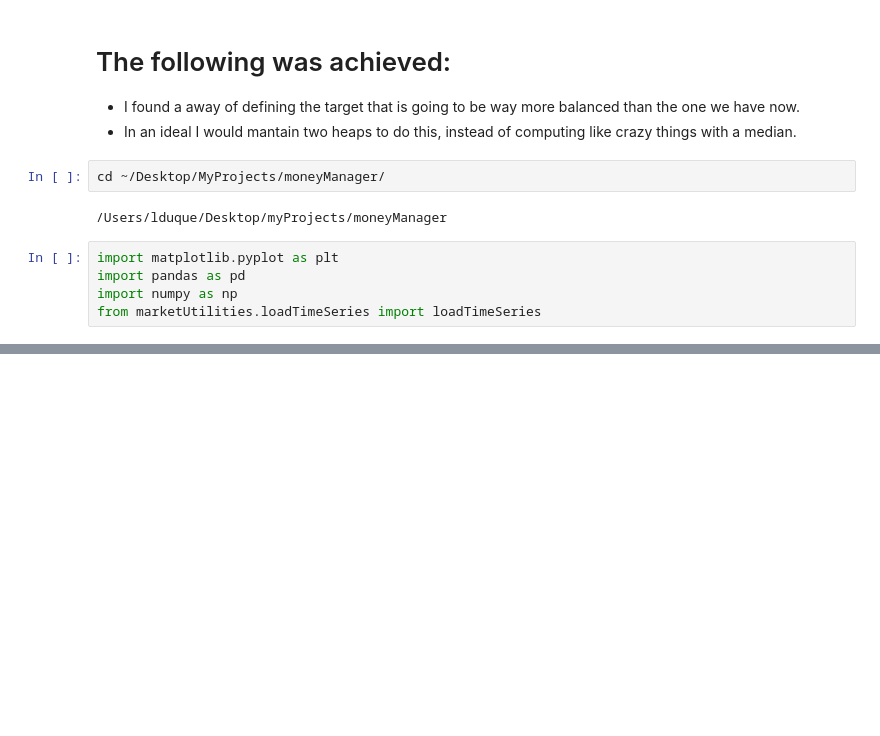
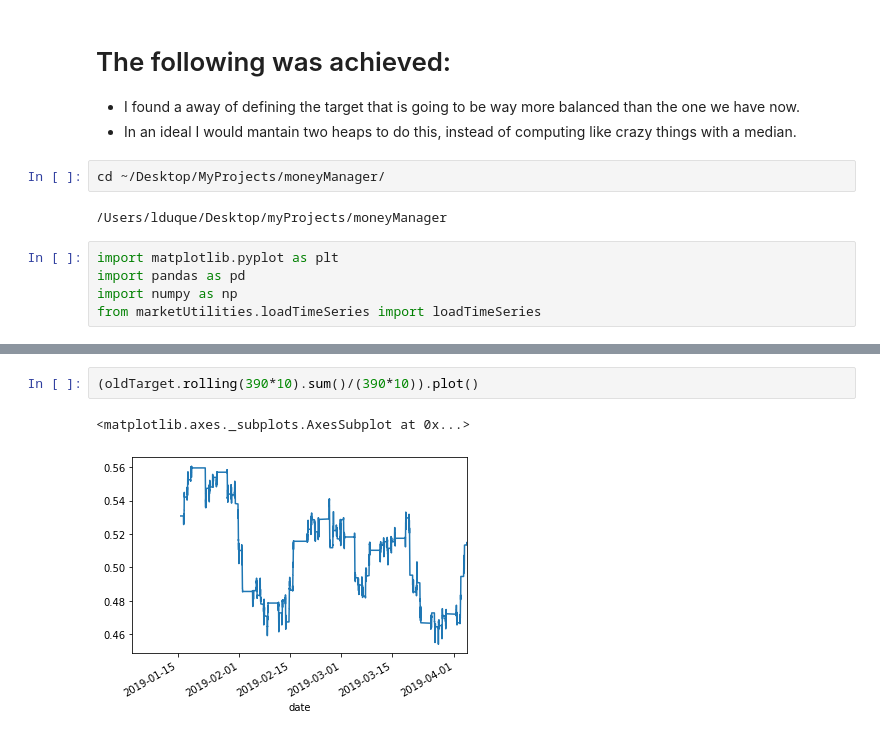
Before and after one commit to luisduque440/moneyManager, a Jupyter notebook: modelBenchMark/creatingAFullyBalancedTarget.ipynb, the cells around one changed output, grey strips where cells are left out. Drawn from its saved outputs; the diff is of its cells as text; blank space fills up the shorter version.

```diff
--- a/modelBenchMark/creatingAFullyBalancedTarget.ipynb
+++ b/modelBenchMark/creatingAFullyBalancedTarget.ipynb
@@ -69,0 +43,5 @@ ds
+# %%
+(oldTarget.rolling(390*10).sum()/(390*10)).plot()
+# %% [output]
+<matplotlib.axes._subplots.AxesSubplot at 0x...>
+[figure, added]
```
Also changed, not shown: parts of 13 cells of this notebook, 6 other files.
